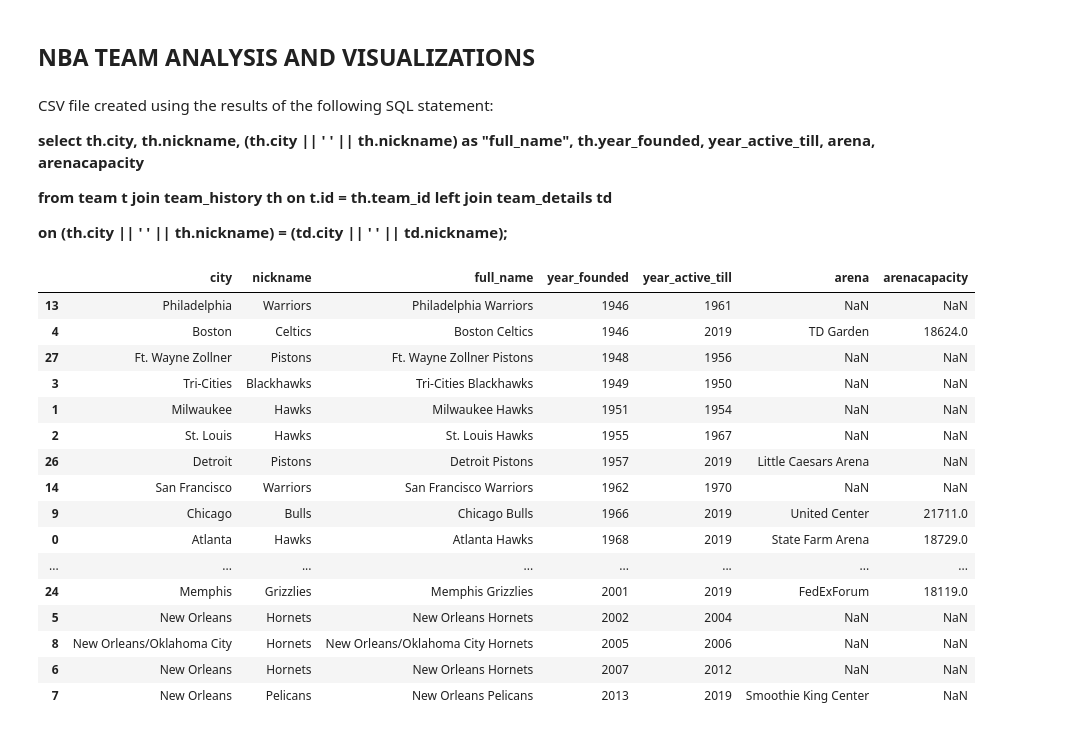
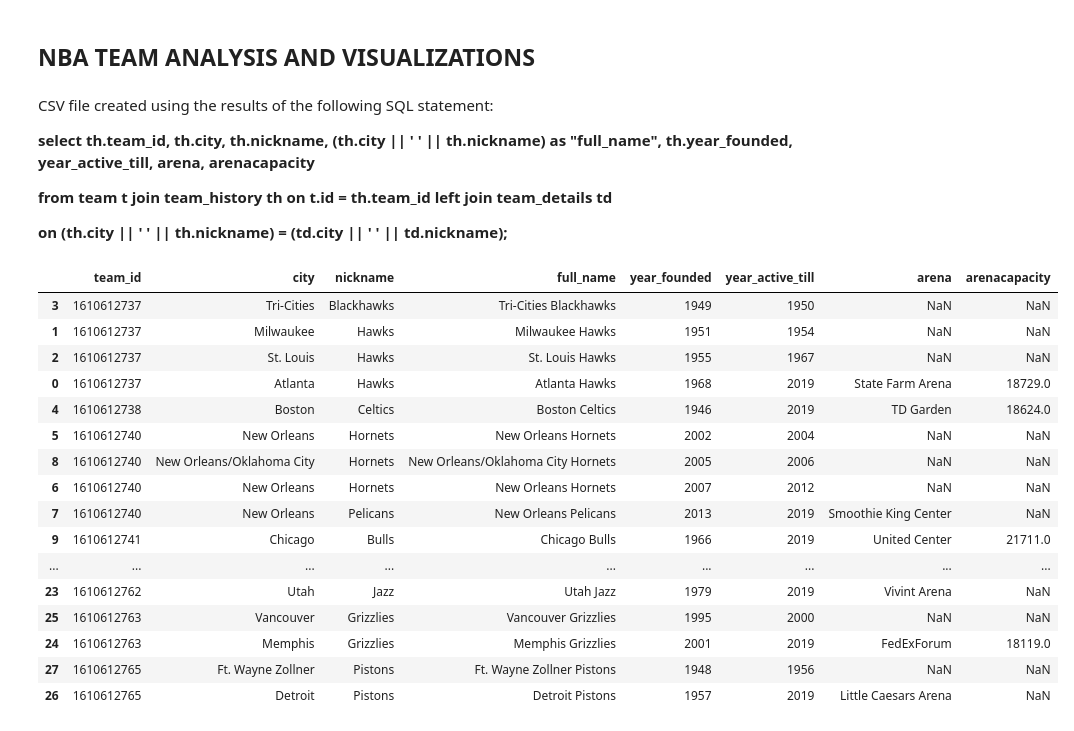
Before and after one commit to mustafaradheyyan/Revisiting-Pep-II, a Jupyter notebook: working_notebooks/eda_nba.ipynb, the cells around one changed output. Drawn from its saved outputs; the diff is of its cells as text; code cells hidden in the pictures.

Commit message:
Updated sql statement and display of df

```diff
--- a/working_notebooks/eda_nba.ipynb
+++ b/working_notebooks/eda_nba.ipynb
@@ -298,7 +298,7 @@ player_name_separate
 # %% [markdown]
 CSV file created using the results of the following SQL statement:
 
-**select th.city, th.nickname, (th.city || ' ' || th.nickname) as "full_name", th.year_founded, year_active_till, arena, arenacapacity**
+**select th.team_id, th.city, th.nickname, (th.city || ' ' || th.nickname) as "full_name", th.year_founded, year_active_till, arena, arenacapacity**
 
 **from team t join team_history th on t.id = th.team_id left join team_details td**
 
@@ -306,23 +306,27 @@ CSV file created using the results of the following SQL statement:
 # %%
 NBA_TEAM_STATS_FILE = 'nba_team_stats.csv'
 # %%
-team_stats = pd.read_csv(NBA_TEAM_STATS_FILE)
-team_stats.sort_values('year_founded')
+team_stats = pd.read_csv(
+    NBA_TEAM_STATS_FILE,
+    index_col="team_id",
+    dtype={'team_id': 'string'}
+    )
+team_stats.reset_index().sort_values(['team_id', 'year_founded'])
 # %% [output]
-|  | city | nickname | full_name | year_founded | year_active_till | arena | arenacapacity |
-| 13 | Philadelphia | Warriors | Philadelphia Warriors | 1946 | 1961 | NaN | NaN |
-| 4 | Boston | Celtics | Boston Celtics | 1946 | 2019 | TD Garden | 18624.0 |
-| 27 | Ft. Wayne Zollner | Pistons | Ft. Wayne Zollner Pistons | 1948 | 1956 | NaN | NaN |
-| 3 | Tri-Cities | Blackhawks | Tri-Cities Blackhawks | 1949 | 1950 | NaN | NaN |
-| 1 | Milwaukee | Hawks | Milwaukee Hawks | 1951 | 1954 | NaN | NaN |
-| 2 | St. Louis | Hawks | St. Louis Hawks | 1955 | 1967 | NaN | NaN |
-| 26 | Detroit | Pistons | Detroit Pistons | 1957 | 2019 | Little Caesars Arena | NaN |
-| 14 | San Francisco | Warriors | San Francisco Warriors | 1962 | 1970 | NaN | NaN |
-| 9 | Chicago | Bulls | Chicago Bulls | 1966 | 2019 | United Center | 21711.0 |
-| 0 | Atlanta | Hawks | Atlanta Hawks | 1968 | 2019 | State Farm Arena | 18729.0 |
-| ... | ... | ... | ... | ... | ... | ... | ... |
-| 24 | Memphis | Grizzlies | Memphis Grizzlies | 2001 | 2019 | FedExForum | 18119.0 |
-| 5 | New Orleans | Hornets | New Orleans Hornets | 2002 | 2004 | NaN | NaN |
-| 8 | New Orleans/Oklahoma City | Hornets | New Orleans/Oklahoma City Hornets | 2005 | 2006 | NaN | NaN |
-| 6 | New Orleans | Hornets | New Orleans Hornets | 2007 | 2012 | NaN | NaN |
-| 7 | New Orleans | Pelicans | New Orleans Pelicans | 2013 | 2019 | Smoothie King Center | NaN |
+|  | team_id | city | nickname | full_name | year_founded | year_active_till | arena | arenacapacity |
+| 3 | 1610612737 | Tri-Cities | Blackhawks | Tri-Cities Blackhawks | 1949 | 1950 | NaN | NaN |
+| 1 | 1610612737 | Milwaukee | Hawks | Milwaukee Hawks | 1951 | 1954 | NaN | NaN |
+| 2 | 1610612737 | St. Louis | Hawks | St. Louis Hawks | 1955 | 1967 | NaN | NaN |
+| 0 | 1610612737 | Atlanta | Hawks | Atlanta Hawks | 1968 | 2019 | State Farm Arena | 18729.0 |
+| 4 | 1610612738 | Boston | Celtics | Boston Celtics | 1946 | 2019 | TD Garden | 18624.0 |
+| 5 | 1610612740 | New Orleans | Hornets | New Orleans Hornets | 2002 | 2004 | NaN | NaN |
+| 8 | 1610612740 | New Orleans/Oklahoma City | Hornets | New Orleans/Oklahoma City Hornets | 2005 | 2006 | NaN | NaN |
+| 6 | 1610612740 | New Orleans | Hornets | New Orleans Hornets | 2007 | 2012 | NaN | NaN |
+| 7 | 1610612740 | New Orleans | Pelicans | New Orleans Pelicans | 2013 | 2019 | Smoothie King Center | NaN |
+| 9 | 1610612741 | Chicago | Bulls | Chicago Bulls | 1966 | 2019 | United Center | 21711.0 |
+| ... | ... | ... | ... | ... | ... | ... | ... | ... |
+| 23 | 1610612762 | Utah | Jazz | Utah Jazz | 1979 | 2019 | Vivint Arena | NaN |
+| 25 | 1610612763 | Vancouver | Grizzlies | Vancouver Grizzlies | 1995 | 2000 | NaN | NaN |
+| 24 | 1610612763 | Memphis | Grizzlies | Memphis Grizzlies | 2001 | 2019 | FedExForum | 18119.0 |
+| 27 | 1610612765 | Ft. Wayne Zollner | Pistons | Ft. Wayne Zollner Pistons | 1948 | 1956 | NaN | NaN |
+| 26 | 1610612765 | Detroit | Pistons | Detroit Pistons | 1957 | 2019 | Little Caesars Arena | NaN |
```
